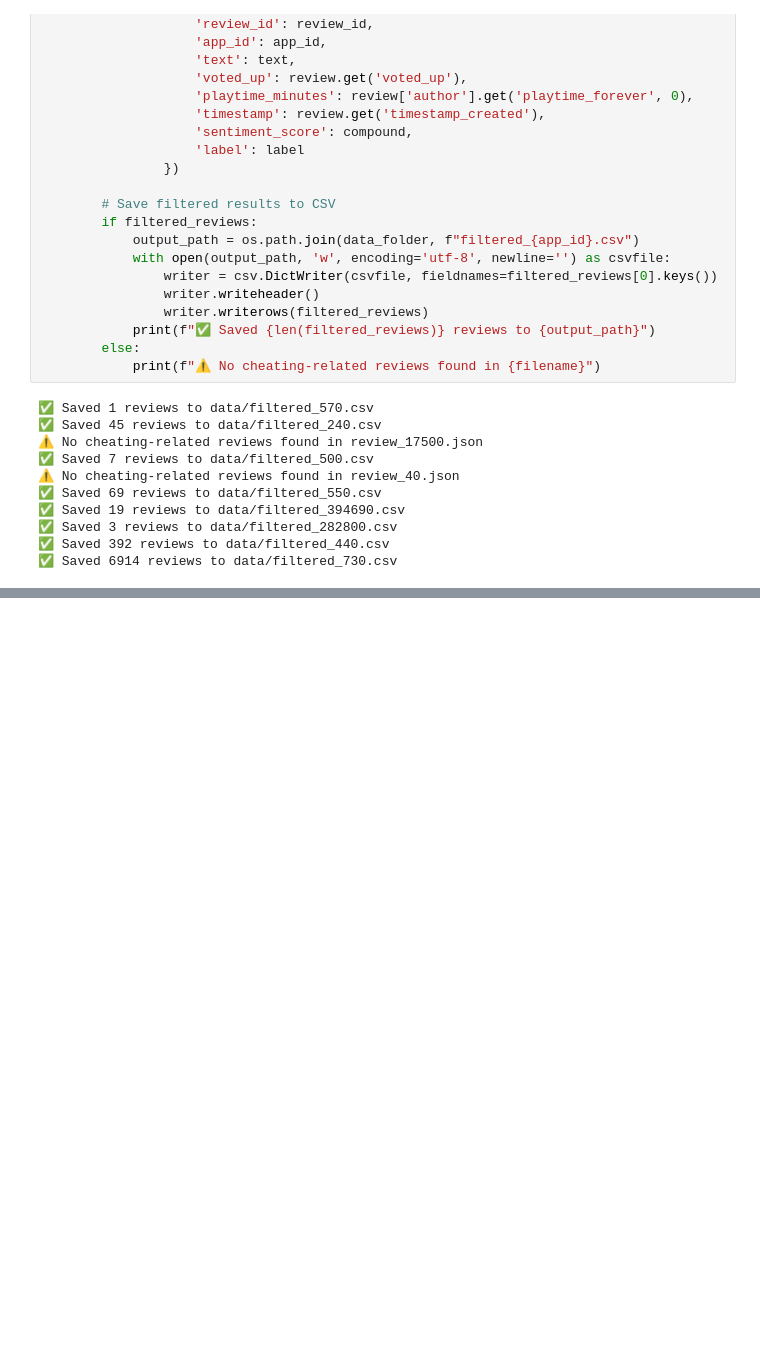
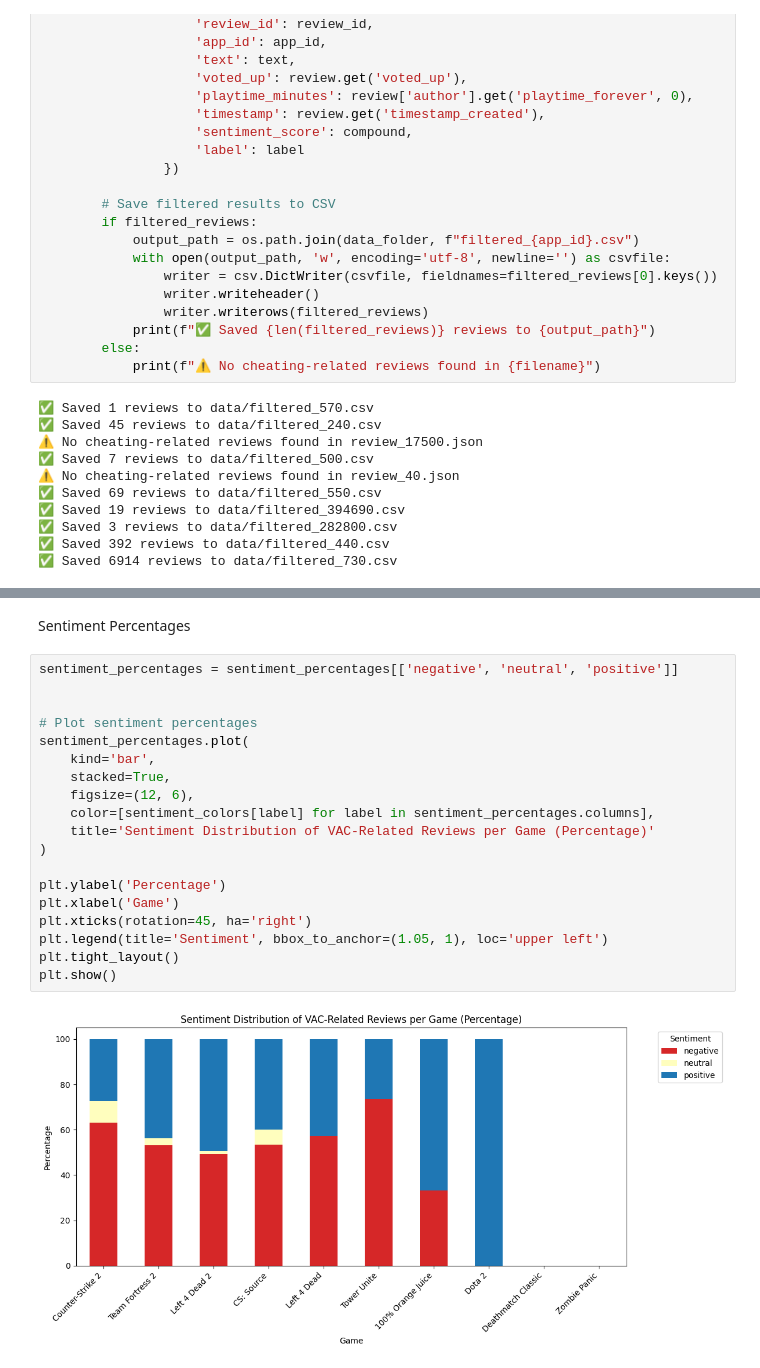
Before and after one commit to adj2k/SteamVAC, a Jupyter notebook: vac_project.ipynb, the cells around one changed output, grey strips where cells are left out. Cells and saved outputs as stored; diff of their text form; blank space fills up the shorter version.

```diff
--- a/vac_project.ipynb
+++ b/vac_project.ipynb
@@ -132,0 +289,23 @@ for filename in os.listdir(data_folder):
+# %% [markdown]
+Sentiment Percentages
+# %%
+sentiment_percentages = sentiment_percentages[['negative', 'neutral', 'positive']]
+
+
+# Plot sentiment percentages
+sentiment_percentages.plot(
+    kind='bar',
+    stacked=True,
+    figsize=(12, 6),
+    color=[sentiment_colors[label] for label in sentiment_percentages.columns],
+    title='Sentiment Distribution of VAC-Related Reviews per Game (Percentage)'
+)
+
+plt.ylabel('Percentage')
+plt.xlabel('Game')
+plt.xticks(rotation=45, ha='right')
+plt.legend(title='Sentiment', bbox_to_anchor=(1.05, 1), loc='upper left')
+plt.tight_layout()
+plt.show()
+# %% [output]
+[figure, added]
```
Also changed, not shown: parts of 15 cells of this notebook.
